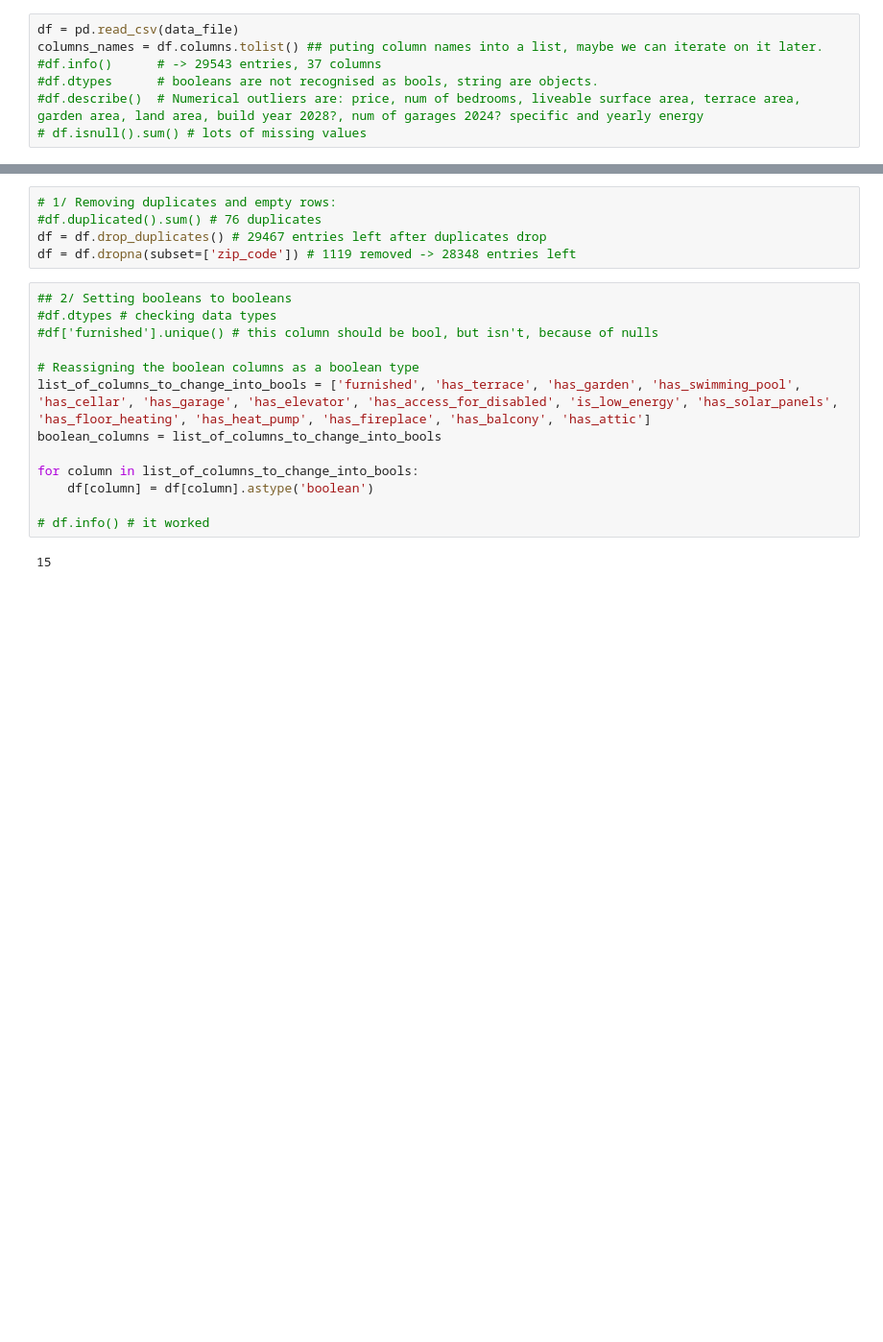
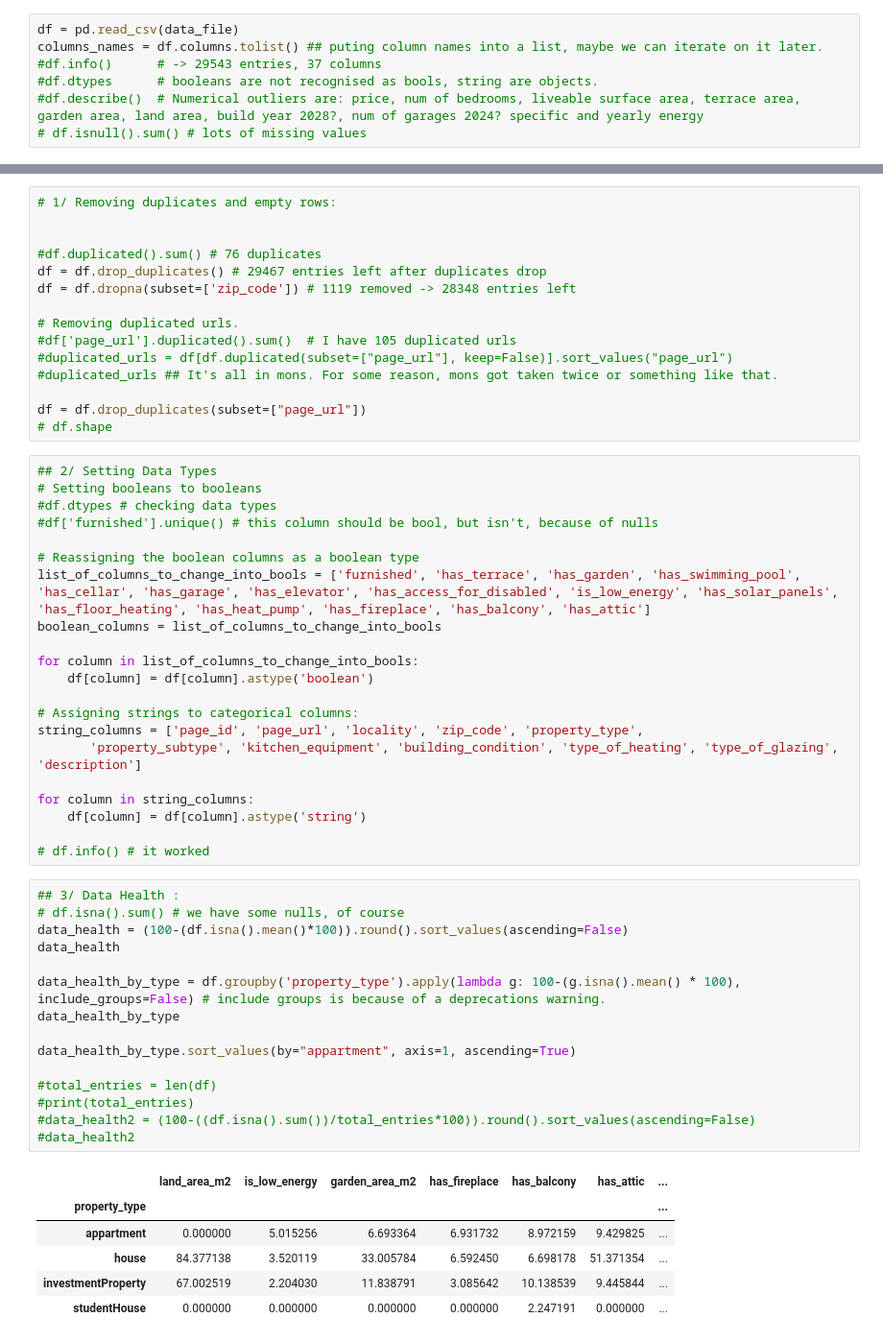
Before and after one commit to JanKazimir/ImmoElizza_team3, a Jupyter notebook: aajan_stuff/Jan_cleaning_dataset.ipynb, the cells around one changed output, grey strips where cells are left out. Shown at 96% size. Cells and saved outputs as stored; diff of their text form; blank space fills up the shorter version.

```diff
--- a/aajan_stuff/Jan_cleaning_dataset.ipynb
+++ b/aajan_stuff/Jan_cleaning_dataset.ipynb
@@ -244,10 +258,21 @@ columns_names = df.columns.tolist() ## puting column names into a list, maybe we
 # %%
 # 1/ Removing duplicates and empty rows:
+
+
 #df.duplicated().sum() # 76 duplicates
 df = df.drop_duplicates() # 29467 entries left after duplicates drop
 df = df.dropna(subset=['zip_code']) # 1119 removed -> 28348 entries left
+
+# Removing duplicated urls.
+#df['page_url'].duplicated().sum()  # I have 105 duplicated urls
+#duplicated_urls = df[df.duplicated(subset=["page_url"], keep=False)].sort_values("page_url")
+#duplicated_urls ## It's all in mons. For some reason, mons got taken twice or something like that.
+
+df = df.drop_duplicates(subset=["page_url"])
+# df.shape
 # %%
-## 2/ Setting booleans to booleans
+## 2/ Setting Data Types
+# Setting booleans to booleans
 #df.dtypes # checking data types
 #df['furnished'].unique() # this column should be bool, but isn't, because of nulls
 
@@ -258,6 +283,33 @@ boolean_columns = list_of_columns_to_change_into_bools
 for column in list_of_columns_to_change_into_bools:
     df[column] = df[column].astype('boolean')
 
+# Assigning strings to categorical columns:
+string_columns = ['page_id', 'page_url', 'locality', 'zip_code', 'property_type',
+       'property_subtype', 'kitchen_equipment', 'building_condition', 'type_of_heating', 'type_of_glazing', 'description']
+
+for column in string_columns:
+    df[column] = df[column].astype('string')
+
 # df.info() # it worked
-# %% [output]
-15
+# %%
+## 3/ Data Health :
+# df.isna().sum() # we have some nulls, of course
+data_health = (100-(df.isna().mean()*100)).round().sort_values(ascending=False)
+data_health
+
+data_health_by_type = df.groupby('property_type').apply(lambda g: 100-(g.isna().mean() * 100), include_groups=False) # include groups is because of a deprecations warning.
+data_health_by_type
+
+data_health_by_type.sort_values(by="appartment", axis=1, ascending=True)
+
+#total_entries = len(df)
+#print(total_entries)
+#data_health2 = (100-((df.isna().sum())/total_entries*100)).round().sort_values(ascending=False)
+#data_health2
+# %% [output]
+|  | land_area_m2 | is_low_energy | garden_area_m2 | has_fireplace | has_balcony | has_attic | ... |
+| property_type |  |  |  |  |  |  | ... |
+| appartment | 0.000000 | 5.015256 | 6.693364 | 6.931732 | 8.972159 | 9.429825 | ... |
+| house | 84.377138 | 3.520119 | 33.005784 | 6.592450 | 6.698178 | 51.371354 | ... |
+| investmentProperty | 67.002519 | 2.204030 | 11.838791 | 3.085642 | 10.138539 | 9.445844 | ... |
+| studentHouse | 0.000000 | 0.000000 | 0.000000 | 0.000000 | 2.247191 | 0.000000 | ... |
```
Also changed, not shown: parts of 9 cells of this notebook, 1 other file.
